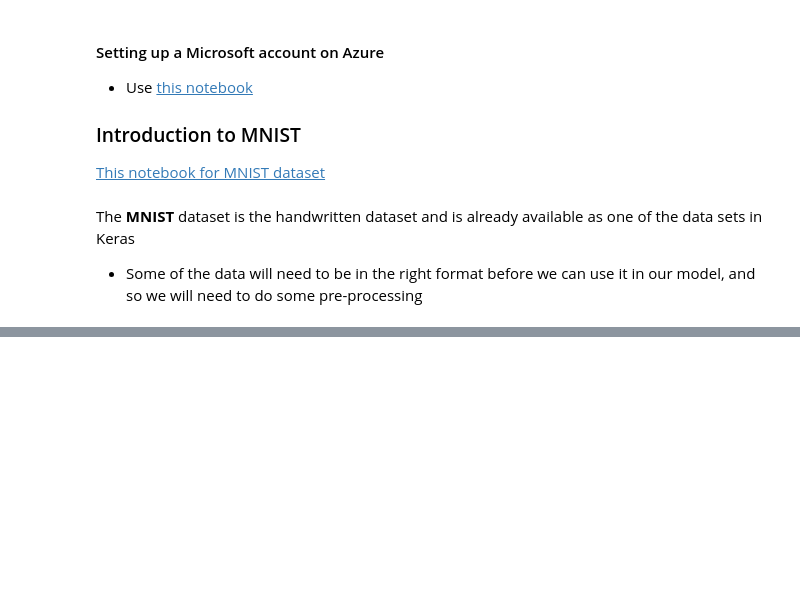
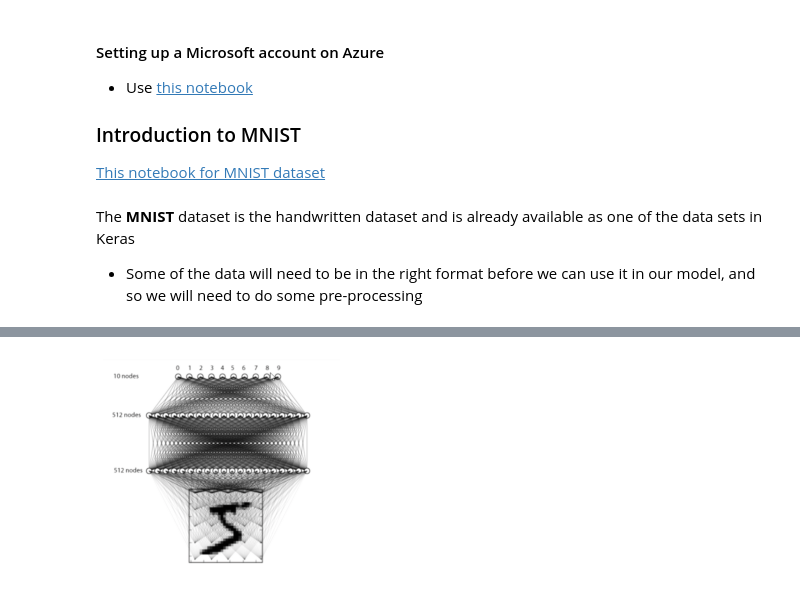
Before and after one commit to anmorgan24/Springboard, a Jupyter notebook: Notes/Neural_Networks_and_Convolutional_Neural_Networks.ipynb, the cells around one changed output, grey strips where cells are left out. Cells and saved outputs as stored; diff of their text form; code cells hidden in the pictures; blank space fills up the shorter version.

```diff
--- a/Notes/Neural_Networks_and_Convolutional_Neural_Networks.ipynb
+++ b/Notes/Neural_Networks_and_Convolutional_Neural_Networks.ipynb
@@ -215,0 +228,4 @@ The **MNIST** dataset is the handwritten dataset and is already available as one
+# %%
+show_image(plt.imread('data/model_outline.png'))
+# %% [output]
+[figure, added]
```
Also changed, not shown: parts of 10 cells of this notebook.
